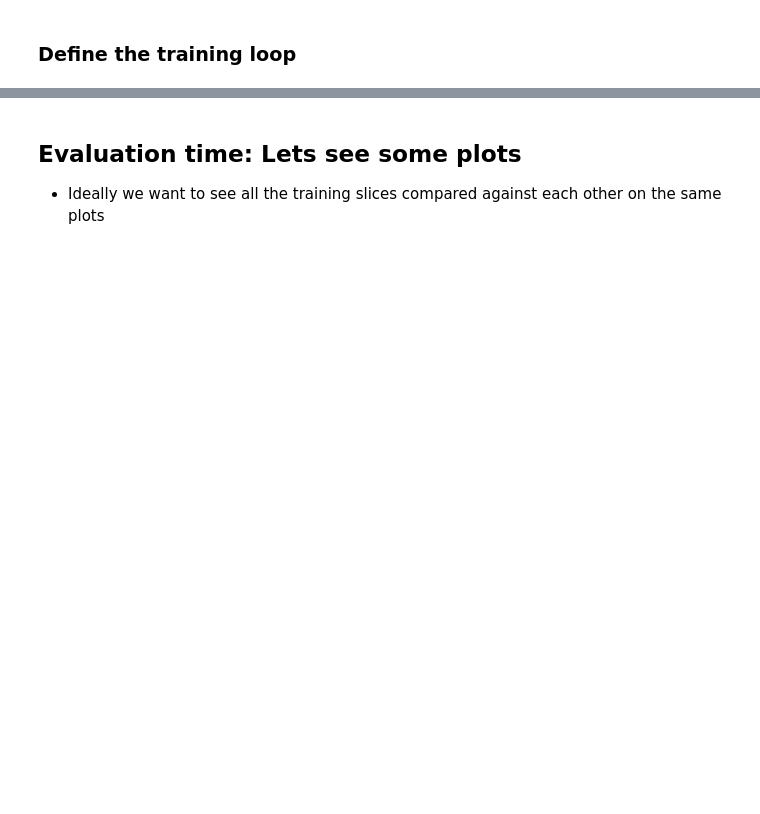
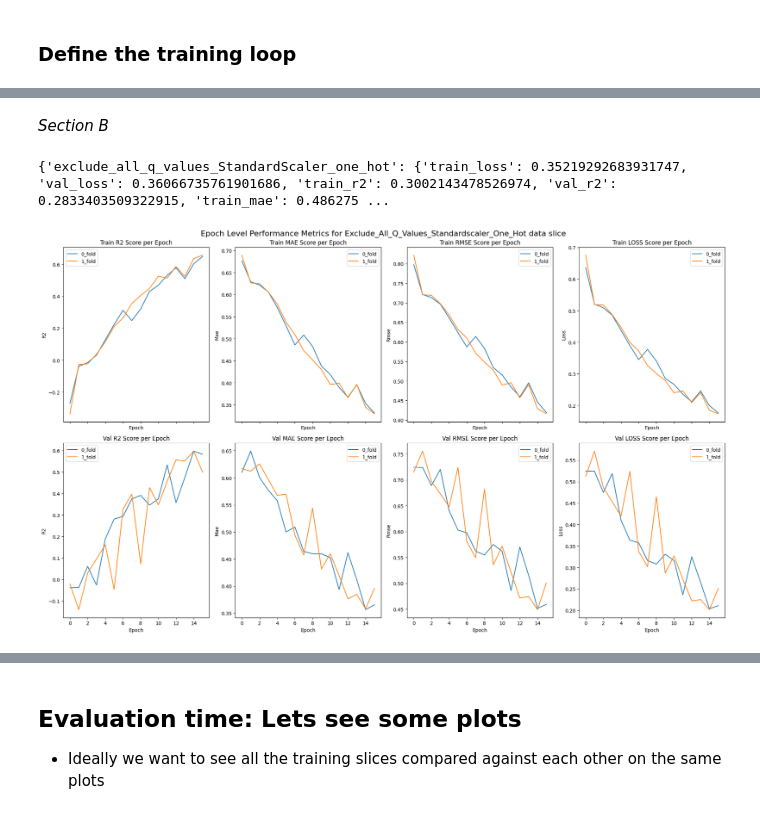
Before and after one commit to eitanzeev/-_bio_challenge, a Jupyter notebook: a_alpha_data_exploration.ipynb, the cells around one changed output, grey strips where cells are left out. Cells and saved outputs as stored; diff of their text form; code cells hidden in the pictures; blank space fills up the shorter version.

```diff
--- a/a_alpha_data_exploration.ipynb
+++ b/a_alpha_data_exploration.ipynb
@@ -1335,14 +569,0 @@ ProteinCNN(
-# %%
-batch_size = 64
-data = segmented_datasets_for_training['include_all_q_values_MinMax']['full_dataset']
-n_folds = 5
-kfold_structure = KFold(n_splits=n_folds, shuffle=True, random_state=random_seed)
-train_loader_sample, val_loader_sample = get_data_loaders_per_kfold(full_dataset = dataset, fold_idx = 1, batch_size = batch_size, kfold_structure= kfold_structure)
-
-for pos, i in enumerate(train_loader_sample):
-    print(len(i), '---- length of data in dataloaders')
-    expected_length = 3
-    assert expected_length == len(i), "ValueError data in train_loader after kfold adjustment is not correct"
-
-    if pos == 2:
-        break
@@ -1381,0 +814,5 @@ Batch structure is correct: (seqs, features, labels)
+# %%
+batch_size = 64
+n_folds = 2
+num_epochs = 20
+patience = 10
@@ -1381,0 +904,17 @@ Batch structure is correct: (seqs, features, labels)
+# %%
+sample_run = {k:v for k,v in segmented_datasets_for_training.items() if k in ['exclude_all_q_values_StandardScaler_one_hot']}
+
+# Usage in your training loop:
+kfold_structure = KFold(n_splits=n_folds, shuffle=True, random_state=random_seed)
+
+model_results = training_loop(data_slices = sample_run,
+                                num_epochs =num_epochs,
+                                batch_size = batch_size,
+                                use_cross_val = True,
+                                random_seed = random_seed,
+                                kfold_structure = kfold_structure,
+                                patience = patience,
+                                n_folds = n_folds,
+                                model_name = model_name,
+                                model_config_dict = model_config_dict
+                                )
@@ -1381,0 +939,13 @@ Batch structure is correct: (seqs, features, labels)
+# %% [markdown]
+*Section B*
+# %%
+avg_score_per_fold, avg_score_per_metric, max_score_per_metric = modelling_utilities.post_process_epoch_metrics(model_results)
+print(max_score_per_metric, f' ---- max scores across all folds per metric {model_name}')
+# %% [output]
+{'exclude_all_q_values_StandardScaler_one_hot': {'train_loss': 0.35219292683931747, 'val_loss': 0.36066735761901686, 'train_r2': 0.3002143478526974, 'val_r2': 0.2833403509322915, 'train_mae': 0.486275 ...
+# %%
+CreatePlots = PlottingAssistance(n_folds = n_folds, metrics =['r2', 'mae', 'rmse', 'loss'])
+# %%
+CreatePlots.epoch_performance_per_fold(model_results = model_results)
+# %% [output]
+[figure, added]
```
Also changed, not shown: parts of 89 cells of this notebook, 2 other files.
